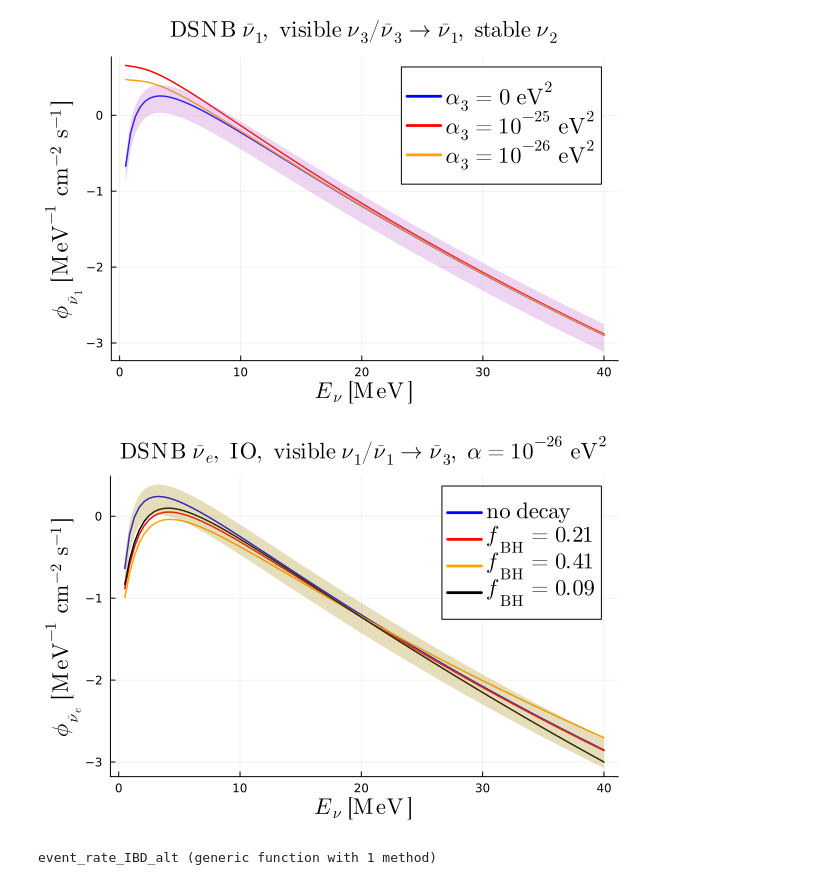
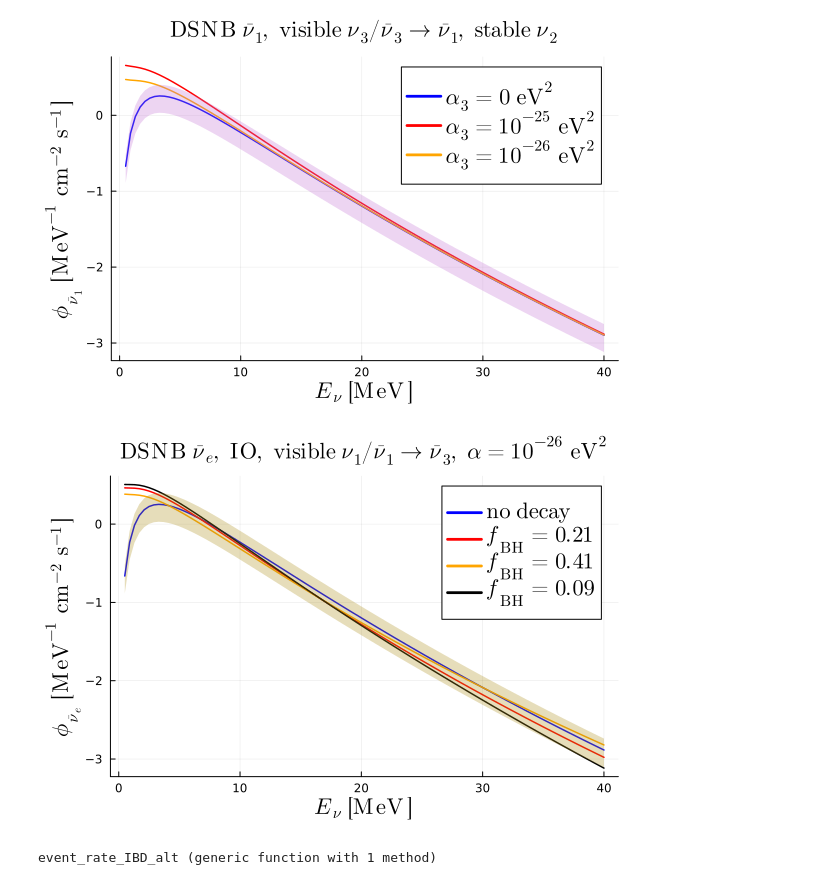
Before and after one commit to mymacd2/NBI-Summer-Research, a Jupyter notebook: dsnb_decay_619.ipynb, the cells around one changed output. Saved outputs shown, nothing was run; the diff lists cells and outputs as text; code cells hidden in the pictures.

```diff
--- a/dsnb_decay_619.ipynb
+++ b/dsnb_decay_619.ipynb
@@ -486,3 +532,9 @@ DSNB_vdecay_νe_alt (generic function with 1 method)
+# %%
+es_dsnb_test = range(0.5, 40, 100);
 # %%
-dsnb_νe_nodecay_NO = DSNB_idecay_flavor.(es_dsnb_test, "e", 0, 0, 0, "NO", true, "21", SNRnorm)
-dsnb_νe_nodecay_IO = DSNB_idecay_flavor.(es_dsnb_test, "e", 0, 0, 0, "IO", true, "21", SNRnorm);
+dsnb_νe_nodecay_NO_f21 = DSNB_idecay_flavor.(es_dsnb_test, "e", 0, 0, 0, "NO", true, "21", SNRnorm)
+dsnb_νe_nodecay_IO_f21 = DSNB_idecay_flavor.(es_dsnb_test, "e", 0, 0, 0, "IO", true, "21", SNRnorm)
+dsnb_νe_nodecay_NO_f41 = DSNB_idecay_flavor.(es_dsnb_test, "e", 0, 0, 0, "NO", true, "41", SNRnorm)
+dsnb_νe_nodecay_IO_f41 = DSNB_idecay_flavor.(es_dsnb_test, "e", 0, 0, 0, "IO", true, "41", SNRnorm)
+dsnb_νe_nodecay_NO_f09 = DSNB_idecay_flavor.(es_dsnb_test, "e", 0, 0, 0, "NO", true, "09", SNRnorm)
+dsnb_νe_nodecay_IO_f09 = DSNB_idecay_flavor.(es_dsnb_test, "e", 0, 0, 0, "IO", true, "09", SNRnorm);
@@ -590,29 +711,29 @@ plot!(es_dsnb_test,
 # %%
 plot(
     es_dsnb_test,
-    [log10.(dsnb_νe_nodecay_IO) log10.(dsnb_νe_vdecay_alt_26_IO_f21) log10.(dsnb_νe_vdecay_alt_26_IO_f41) log10.(dsnb_νe_vdecay_alt_26_IO_f09)],
+    [log10.(dsnb_νe_nodecay_NO_f21) log10.(dsnb_νe_vdecay_alt_24_NO_f21) log10.(dsnb_νe_vdecay_alt_24_NO_f41) log10.(dsnb_νe_vdecay_alt_24_NO_f09)],
     c=[:blue :red :orange :black],
     lw=1.5,
     ls=[:solid :solid :solid],
     label=[L"\mathrm{no~decay}" L"f_\mathrm{BH} = 0.21" L"f_\mathrm{BH} = 0.41" L"f_\mathrm{BH} = 0.09"],
     title=L"\mathrm{DSNB}~\bar{\nu}_e,\mathrm{~IO,~visible~\nu_1/\bar{\nu}_1 \to \bar{\nu}_3,~\alpha = 10^{-26}~eV^2}",
     ylabel=L"\phi_{\bar{\nu}_e}~[\mathrm{MeV^{-1}~cm^{-2}~s^{-1}}]",
     xlabel=L"E_\nu~\mathrm{[MeV]}",
     xguidefontsize=15,
     yguidefontsize=15,
     titlefontsize=15,
     legendfontsize=15,
     margins=3Plots.mm
 )
 plot!(es_dsnb_test,
-    log10.(dsnb_nodecay_ebar_IO_low),
+    log10.(dsnb_nodecay_ebar_NO_low),
     alpha=0,
-    fillrange=log10.(dsnb_nodecay_ebar_IO_high),
+    fillrange=log10.(dsnb_nodecay_ebar_NO_high),
     fillalpha=0.3,
     label=false
 )
 # %% [output]
-[figure, old version]
+[figure, new version]
 # %%
 # Detector stuff now
 
```
Also changed, not shown: parts of 15 cells of this notebook, 15 other files.
